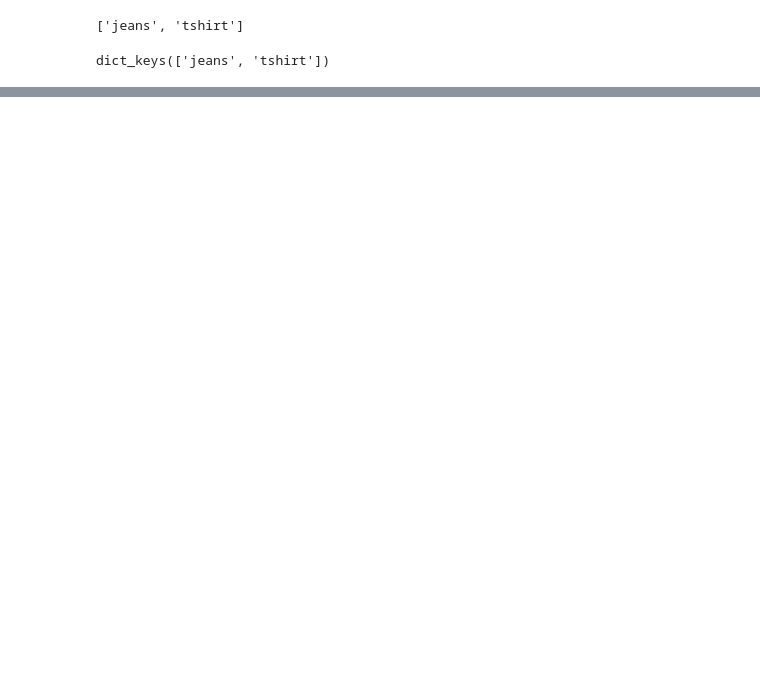
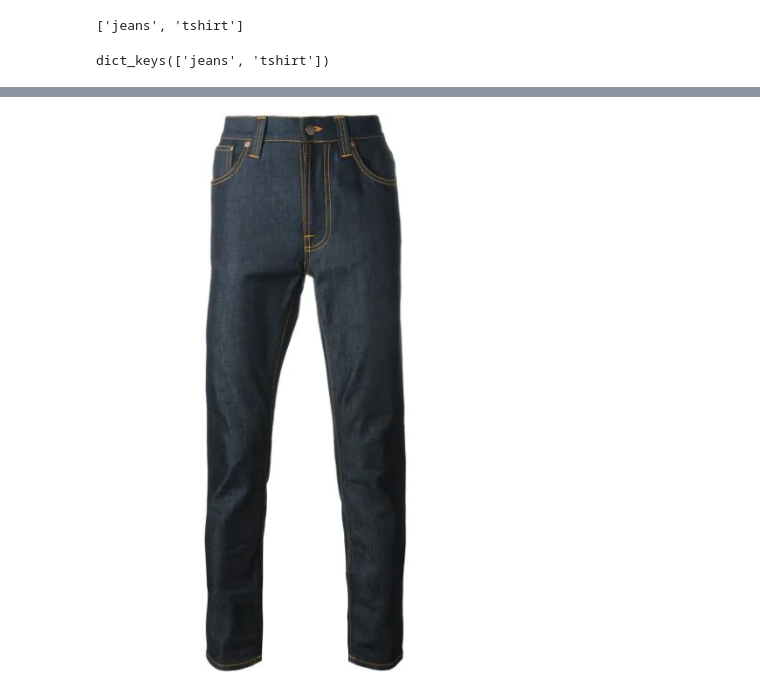
Before and after one commit to RehanAlam93/Cloth-Recognition-Project, a Jupyter notebook: jeans_tishart_recognization.ipynb, the cells around one changed output, grey strips where cells are left out. Cells and saved outputs as stored; diff of their text form; code cells hidden in the pictures; blank space fills up the shorter version.

```diff
--- a/jeans_tishart_recognization.ipynb
+++ b/jeans_tishart_recognization.ipynb
@@ -52 +71,6 @@ Image.open(path_dict['tshirt'][10])
+# %%
+# Open and display a specific jeans image using its file path
+Image.open(path_dict['jeans'][145])
+# %% [output]
+[figure, added]
 # %%
```
Also changed, not shown: parts of 24 cells of this notebook.
